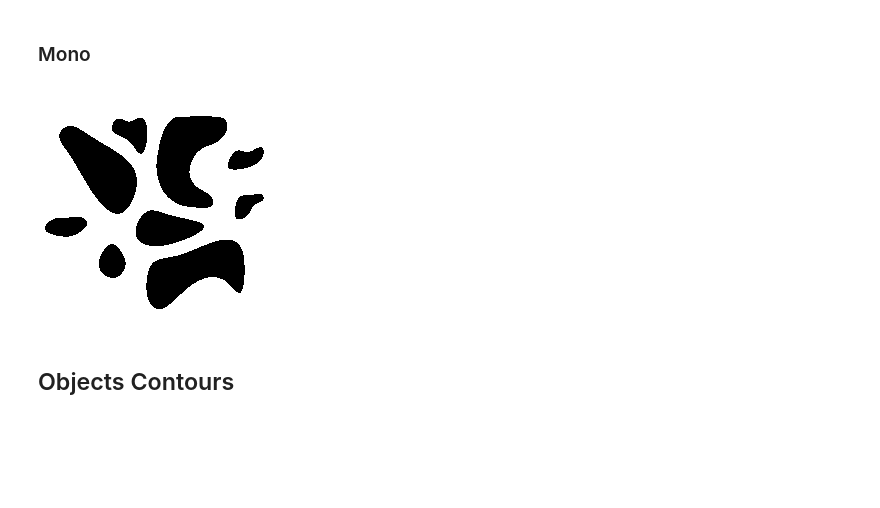
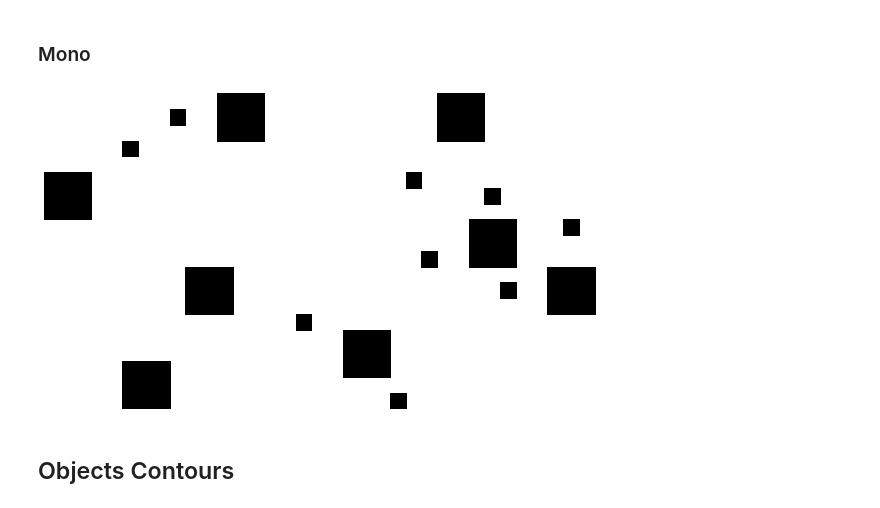
Before and after one commit to gabrielpreviato/mc920-2019s2-unicamp, a Jupyter notebook: assignment03/objects.ipynb, the cells around one changed output. Saved outputs shown, nothing was run; the diff lists cells and outputs as text; code cells hidden in the pictures; blank space fills up the shorter version.

```diff
--- a/assignment03/objects.ipynb
+++ b/assignment03/objects.ipynb
@@ -53,9 +53,9 @@ mono_images = {}
 for key, img in gray_images.items():
     mono_images[key] = cv2.threshold(img, 254, 255, cv2.THRESH_BINARY)[1]
 # %%
-PIL.Image.fromarray(mono_images['objetos3.png'])
+PIL.Image.fromarray(mono_images['objetos1.png'])
 # %% [output]
-[figure, old version]
+[figure, new version]
 # %% [markdown]
 ## Objects Contours
 # %%
```
Also changed, not shown: parts of 3 cells of this notebook, 12 other files.
